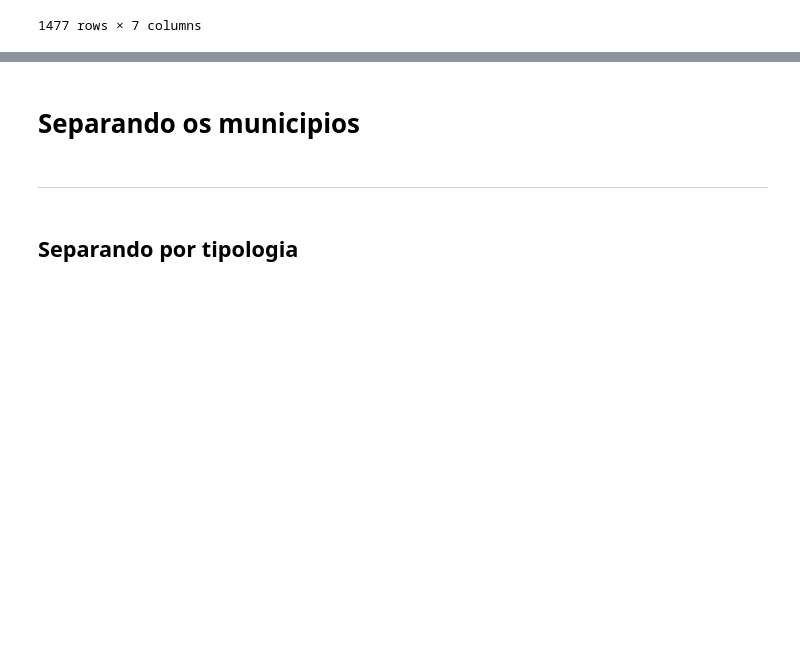
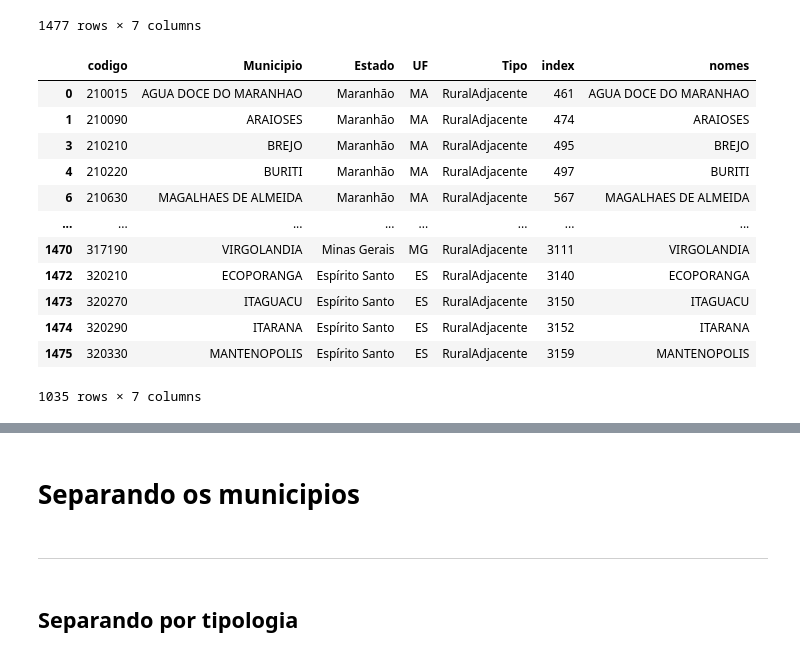
Before and after one commit to ttaynaa/Mortalidade_no_semiarido, a Jupyter notebook: PIBIC/_SCHENIA_2023_2024/1_scrip/script_para_extrair_dados/extraindo base - mortalidade.ipynb, the cells around one changed output, grey strips where cells are left out. Drawn from its saved outputs; the diff is of its cells as text; code cells hidden in the pictures; blank space fills up the shorter version.

```diff
--- a/PIBIC/_SCHENIA_2023_2024/1_scrip/script_para_extrair_dados/extraindo base - mortalidade.ipynb
+++ b/PIBIC/_SCHENIA_2023_2024/1_scrip/script_para_extrair_dados/extraindo base - mortalidade.ipynb
@@ -216,3 +216,20 @@ semiario_completo # resultado
 | 1475 | 320330 | MANTENOPOLIS | Espírito Santo | ES | RuralAdjacente | 3159 | MANTENOPOLIS |
 | 1476 | 320350 | MONTANHA | Espírito Santo | ES | IntermediarioAdjacente | 3164 | MONTANHA |
 1477 rows × 7 columns
+# %%
+# quantidade de municipios da tipologia RuralAdjacente
+semiario_completo[semiario_completo['Tipo']=='RuralAdjacente']
+# %% [output]
+|  | codigo | Municipio | Estado | UF | Tipo | index | nomes |
+| 0 | 210015 | AGUA DOCE DO MARANHAO | Maranhão | MA | RuralAdjacente | 461 | AGUA DOCE DO MARANHAO |
+| 1 | 210090 | ARAIOSES | Maranhão | MA | RuralAdjacente | 474 | ARAIOSES |
+| 3 | 210210 | BREJO | Maranhão | MA | RuralAdjacente | 495 | BREJO |
+| 4 | 210220 | BURITI | Maranhão | MA | RuralAdjacente | 497 | BURITI |
+| 6 | 210630 | MAGALHAES DE ALMEIDA | Maranhão | MA | RuralAdjacente | 567 | MAGALHAES DE ALMEIDA |
+| ... | ... | ... | ... | ... | ... | ... | ... |
+| 1470 | 317190 | VIRGOLANDIA | Minas Gerais | MG | RuralAdjacente | 3111 | VIRGOLANDIA |
+| 1472 | 320210 | ECOPORANGA | Espírito Santo | ES | RuralAdjacente | 3140 | ECOPORANGA |
+| 1473 | 320270 | ITAGUACU | Espírito Santo | ES | RuralAdjacente | 3150 | ITAGUACU |
+| 1474 | 320290 | ITARANA | Espírito Santo | ES | RuralAdjacente | 3152 | ITARANA |
+| 1475 | 320330 | MANTENOPOLIS | Espírito Santo | ES | RuralAdjacente | 3159 | MANTENOPOLIS |
+1035 rows × 7 columns
```
Also changed, not shown: parts of 10 cells of this notebook, 1 other file.
